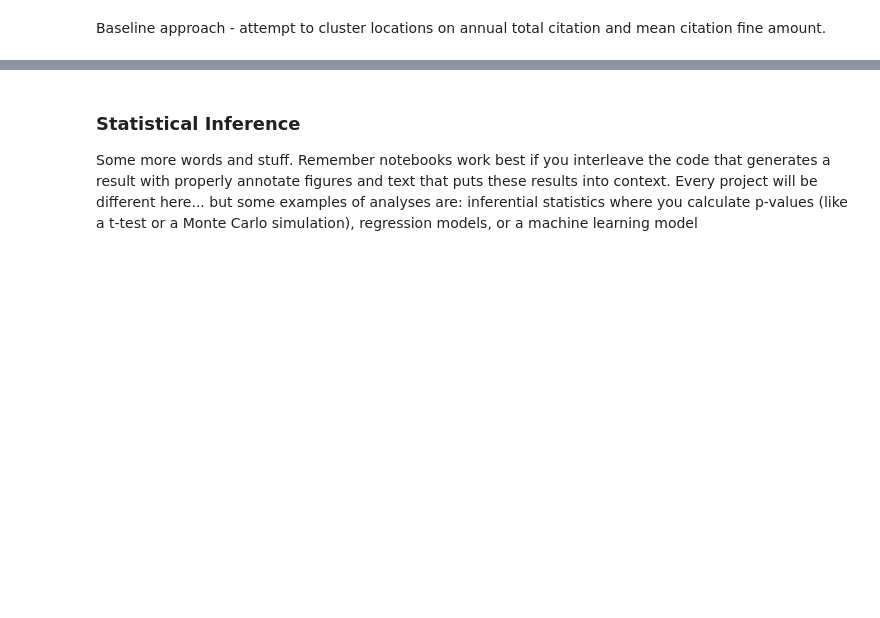
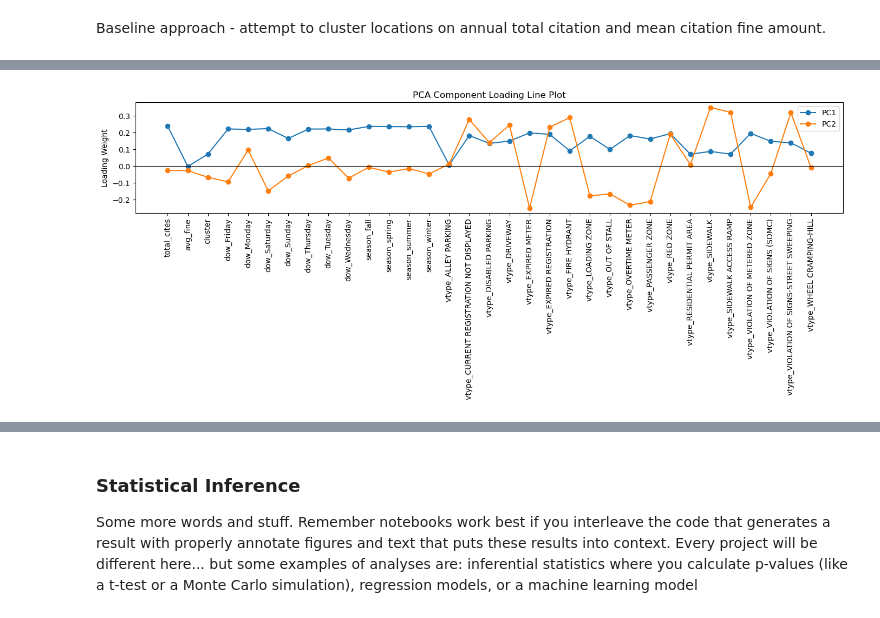
Before and after one commit to tobyzhan/Parking-Citation-Project, a Jupyter notebook: 03-FinalProject.ipynb, the cells around one changed output, grey strips where cells are left out. Drawn from its saved outputs; the diff is of its cells as text; code cells hidden in the pictures; blank space fills up the shorter version.

```diff
--- a/03-FinalProject.ipynb
+++ b/03-FinalProject.ipynb
@@ -694,0 +777,26 @@ Some more words and stuff.  Remember notebooks work best if you interleave the c
+# %%
+import pandas as pd
+import matplotlib.pyplot as plt
+
+# assuming pipe['pca'] is fitted already
+comp = pca.named_steps['pca']
+loadings = pd.DataFrame(
+    comp.components_,
+    columns=X.columns,
+    index=[f"PC{i+1}" for i in range(comp.n_components_)]
+)
+
+plt.figure(figsize=(14,6))
+
+for pc in loadings.index:
+    plt.plot(loadings.columns, loadings.loc[pc], marker='o', label=pc)
+
+plt.xticks(rotation=90)
+plt.axhline(0, color='black', linewidth=0.8)
+plt.ylabel("Loading Weight")
+plt.title("PCA Component Loading Line Plot")
+plt.legend()
+plt.tight_layout()
+plt.show()
+# %% [output]
+[figure, added]
```
Also changed, not shown: parts of 17 cells of this notebook.
